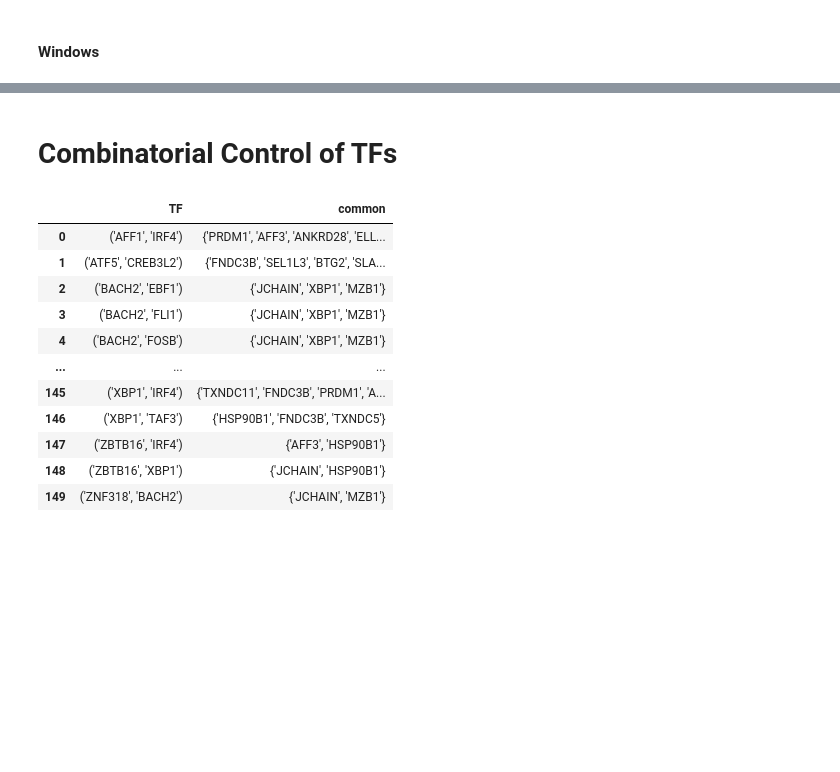
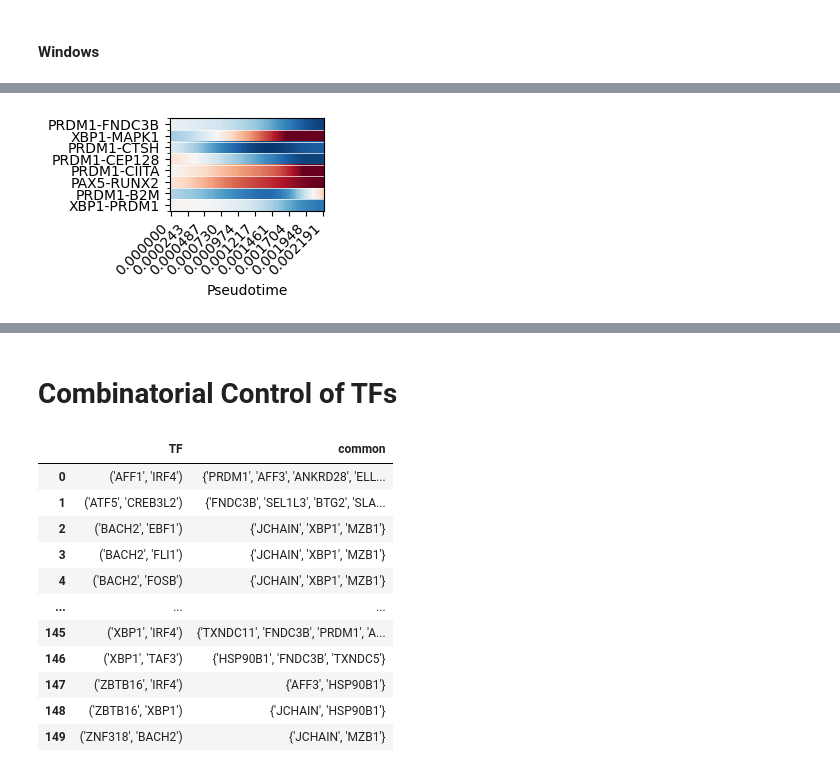
Before and after one commit to sachha-naksha/B_Cell_States, a Jupyter notebook: multiome_dynamic_regulation/py_scripts/analysis/custom_analysis.ipynb, the cells around one changed output, grey strips where cells are left out. Drawn from its saved outputs; the diff is of its cells as text; code cells hidden in the pictures; blank space fills up the shorter version.

```diff
--- a/multiome_dynamic_regulation/py_scripts/analysis/custom_analysis.ipynb
+++ b/multiome_dynamic_regulation/py_scripts/analysis/custom_analysis.ipynb
@@ -13,6 +11,7 @@ from utils_custom import *
 data_file = '/ocean/projects/cis240075p/asachan/datasets/B_Cell/multiome_1st_donor_UPMC_aggr/dictys_outs/actb1_added/output/dynamic.h5'
 output_folder = '/ocean/projects/cis240075p/asachan/datasets/B_Cell/multiome_1st_donor_UPMC_aggr/dictys_outs/actb1_added/output'
 tf_pairs_file = '/ocean/projects/cis240075p/asachan/datasets/B_Cell/multiome_1st_donor_UPMC_aggr/other_files/combinatorial_control/SLIDE_LF_enriched_pair_GC-1_PB-2.csv'
+latent_factors_dir = '/ocean/projects/cis240075p/asachan/datasets/B_Cell/multiome_1st_donor_UPMC_aggr/other_files/latent_factors'
 # %%
 # Load data
 dictys_dynamic_object = dictys.net.dynamic_network.from_file(data_file)
@@ -383,0 +202,21 @@ plt.show()
+# %%
+weights_matrix_pb = get_grn_weights_for_specific_indices(
+    dictys_dynamic_object,
+    tf_indices_in_lf,
+    gene_indices_in_lf,
+    window_indices=pb_window_indices,
+    sparsity_threshold=0.3
+)
+weights_matrix_gc = get_grn_weights_for_specific_indices(
+    dictys_dynamic_object,
+    tf_indices_in_lf,
+    gene_indices_in_lf,
+    window_indices=gc_window_indices,
+    sparsity_threshold=0.3
+)
+display(weights_matrix_pb.shape)
+display(np.min(weights_matrix_pb))
+display(np.max(weights_matrix_pb))
+display(weights_matrix_gc.shape)
+display(np.min(weights_matrix_gc))
+display(np.max(weights_matrix_gc))
@@ -383,0 +377,12 @@ plt.show()
+# %%
+# Usage example
+sign_switching_pairs, scores, metrics = get_sign_switching_pairs(
+    weights_matrix_pb,
+    weights_matrix_gc,
+    tf_names_in_lf,
+    target_names_in_lf,
+    edge_presence_threshold=0.1,
+    mean_weight=0.1,
+    spread_weight=0.1,
+    min_sign_changes=6
+)
@@ -383,0 +407,13 @@ plt.show()
+# %%
+# plot the heatmap of the sign switching pairs
+fig, ax, cmap = fig_regulation_heatmap(
+    network=dictys_dynamic_object,
+    start=0,
+    stop=2,
+    regulations=sign_switching_pairs,
+    num=100,
+    dist=0.0005,
+    cmap='RdBu'
+)
+# %% [output]
+[figure, added]
```
Also changed, not shown: parts of 87 cells of this notebook, 2 other files.
